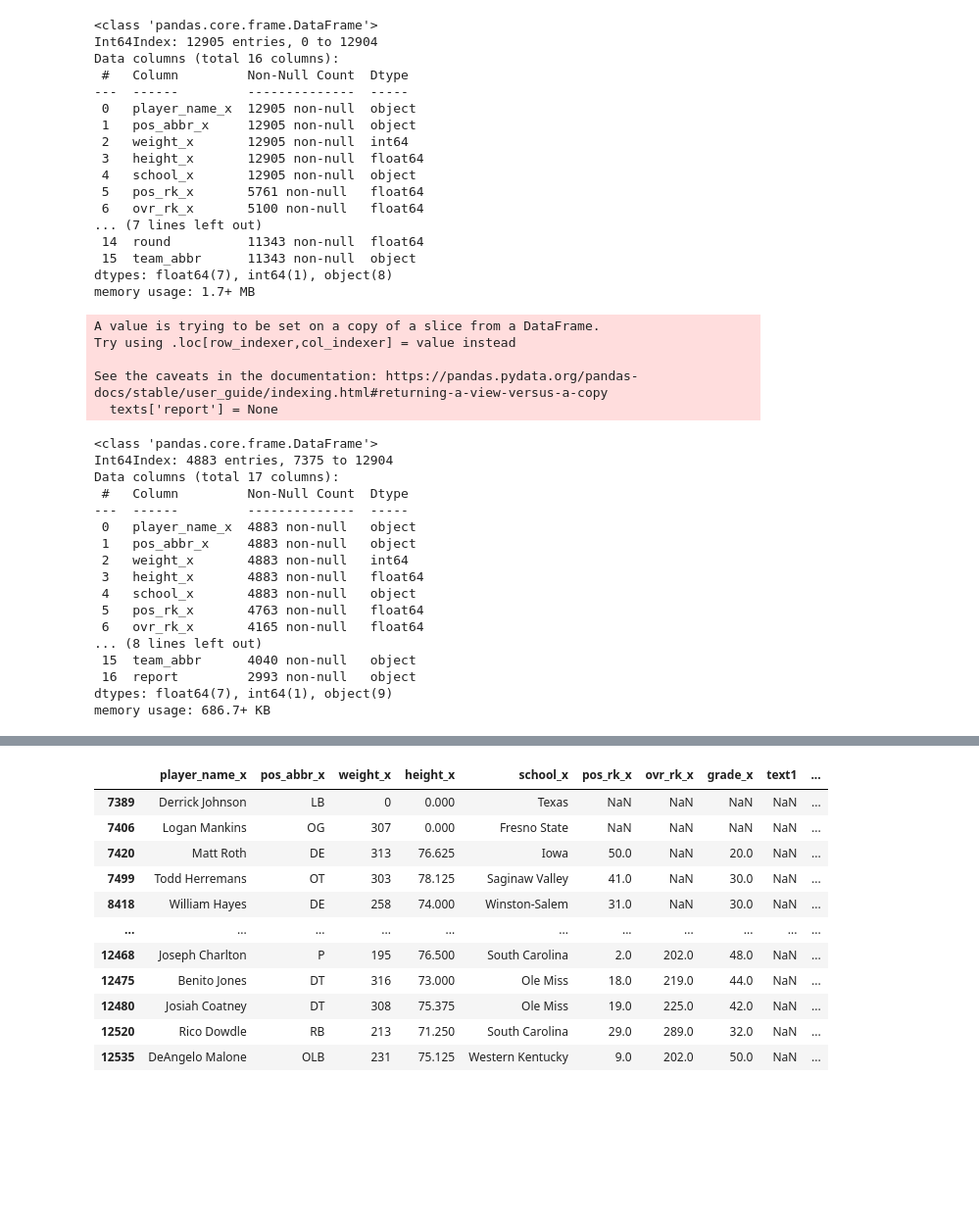
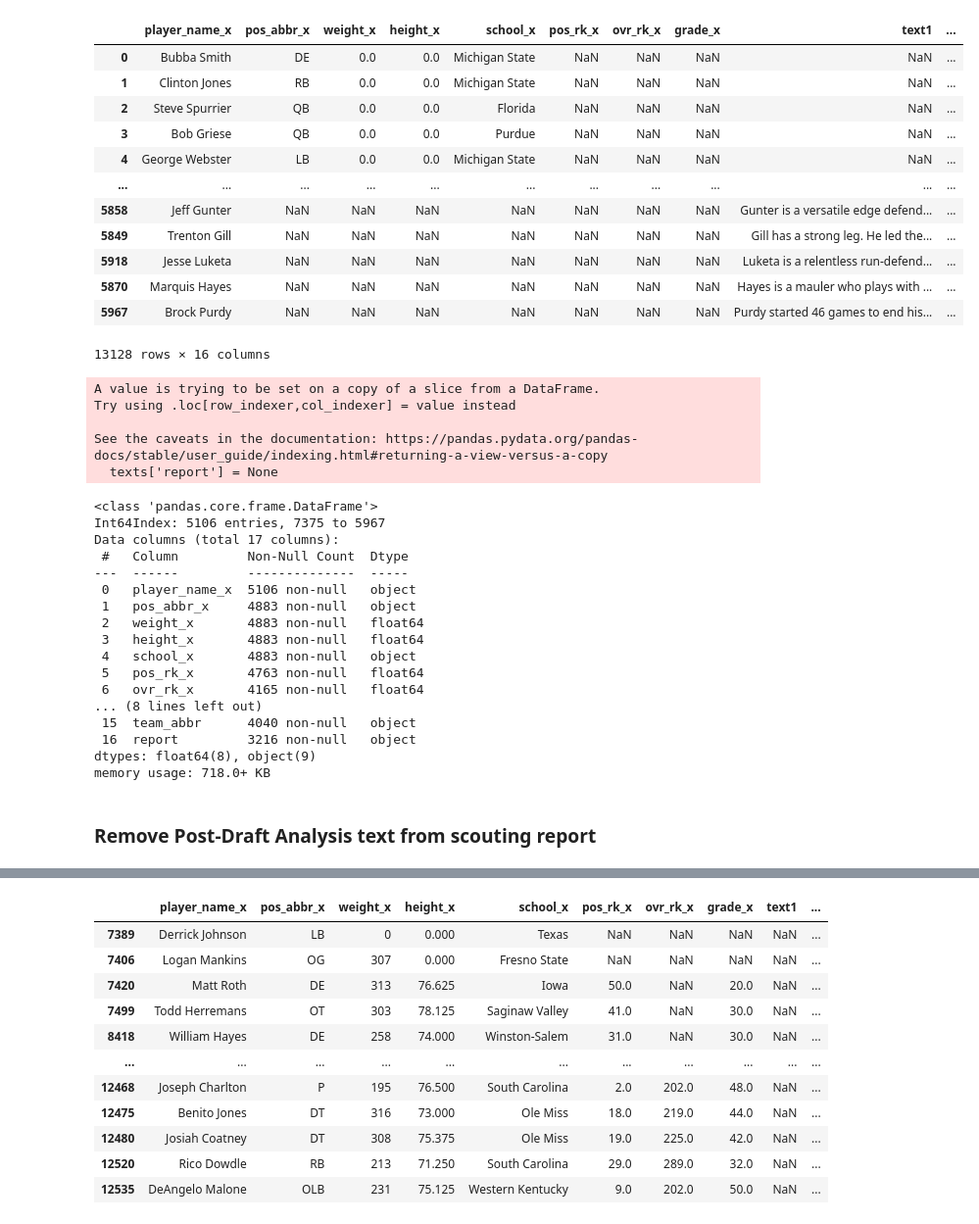
Before and after one commit to jpalgon/Draft_Scouting, a Jupyter notebook: Data Cleaning.ipynb, the cells around one changed output, grey strips where cells are left out. Shown at 98% size. Drawn from its saved outputs; the diff is of its cells as text; code cells hidden in the pictures; blank space fills up the shorter version.

```diff
--- a/Data Cleaning.ipynb
+++ b/Data Cleaning.ipynb
@@ -4,5 +8,6 @@ import numpy as np
 import matplotlib.pyplot as plt
 import seaborn as sns
 # %%
-j = pd.read_csv('./Data/nfl_draft_prospects.csv')
+player_info = pd.read_csv('./Data/nfl_draft_prospects.csv')
 draft = pd.read_csv('./Data/nfl_draft_profiles.csv')
+draft2022 = pd.read_excel('./Data/reports2022.xlsx',index_col=0)
@@ -9,2 +30,2 @@ draft = pd.read_csv('./Data/nfl_draft_profiles.csv')
 # %%
-scout = draft.merge(j,how='left',on='player_id')
+scout2 = draft.merge(player_info,how='left',on='player_id')
@@ -11,25 +45,23 @@ scout = draft.merge(j,how='left',on='player_id')
+# %%
+add2022 = scout2.append(draft2022)
 # %%
-scout = scout[['player_name_x','pos_abbr_x','weight_x','height_x','school_x','pos_rk_x','ovr_rk_x','grade_x','text1','text2','text3','text4','draft_year','overall','round','team_abbr']]
+scout = add2022[['player_name_x','pos_abbr_x','weight_x','height_x','school_x','pos_rk_x','ovr_rk_x','grade_x','text1','text2','text3','text4','draft_year','overall','round','team_abbr']]
-# %%
-scout.info()
-# %% [output]
-<class 'pandas.core.frame.DataFrame'>
-Int64Index: 12905 entries, 0 to 12904
-Data columns (total 16 columns):
- #   Column         Non-Null Count  Dtype
----  ------         --------------  -----
- 0   player_name_x  12905 non-null  object
- 1   pos_abbr_x     12905 non-null  object
- 2   weight_x       12905 non-null  int64
- 3   height_x       12905 non-null  float64
- 4   school_x       12905 non-null  object
- 5   pos_rk_x       5761 non-null   float64
- 6   ovr_rk_x       5100 non-null   float64
-... (7 lines left out)
- 14  round          11343 non-null  float64
- 15  team_abbr      11343 non-null  object
-dtypes: float64(7), int64(1), object(8)
-memory usage: 1.7+ MB
+# %%
+scout
+# %% [output]
+|  | player_name_x | pos_abbr_x | weight_x | height_x | school_x | pos_rk_x | ovr_rk_x | grade_x | text1 | ... |
+| 0 | Bubba Smith | DE | 0.0 | 0.0 | Michigan State | NaN | NaN | NaN | NaN | ... |
+| 1 | Clinton Jones | RB | 0.0 | 0.0 | Michigan State | NaN | NaN | NaN | NaN | ... |
+| 2 | Steve Spurrier | QB | 0.0 | 0.0 | Florida | NaN | NaN | NaN | NaN | ... |
+| 3 | Bob Griese | QB | 0.0 | 0.0 | Purdue | NaN | NaN | NaN | NaN | ... |
+| 4 | George Webster | LB | 0.0 | 0.0 | Michigan State | NaN | NaN | NaN | NaN | ... |
+| ... | ... | ... | ... | ... | ... | ... | ... | ... | ... | ... |
+| 5858 | Jeff Gunter | NaN | NaN | NaN | NaN | NaN | NaN | NaN | Gunter is a versatile edge defend... | ... |
+| 5849 | Trenton Gill | NaN | NaN | NaN | NaN | NaN | NaN | NaN | Gill has a strong leg. He led the... | ... |
+| 5918 | Jesse Luketa | NaN | NaN | NaN | NaN | NaN | NaN | NaN | Luketa is a relentless run-defend... | ... |
+| 5870 | Marquis Hayes | NaN | NaN | NaN | NaN | NaN | NaN | NaN | Hayes is a mauler who plays with ... | ... |
+| 5967 | Brock Purdy | NaN | NaN | NaN | NaN | NaN | NaN | NaN | Purdy started 46 games to end his... | ... |
+13128 rows × 16 columns
 # %%
 texts = scout[(scout.text1.notna())|(scout.text2.notna())|(scout.text3.notna())|(scout.text4.notna())]
 # %%
@@ -44,19 +76,21 @@ See the caveats in the documentation: https://pandas.pydata.org/pandas-docs/stab
 texts.info()
 # %% [output]
 <class 'pandas.core.frame.DataFrame'>
-Int64Index: 4883 entries, 7375 to 12904
+Int64Index: 5106 entries, 7375 to 5967
 Data columns (total 17 columns):
  #   Column         Non-Null Count  Dtype
 ---  ------         --------------  -----
- 0   player_name_x  4883 non-null   object
+ 0   player_name_x  5106 non-null   object
  1   pos_abbr_x     4883 non-null   object
- 2   weight_x       4883 non-null   int64
+ 2   weight_x       4883 non-null   float64
  3   height_x       4883 non-null   float64
  4   school_x       4883 non-null   object
  5   pos_rk_x       4763 non-null   float64
  6   ovr_rk_x       4165 non-null   float64
 ... (8 lines left out)
  15  team_abbr      4040 non-null   object
- 16  report         2993 non-null   object
-dtypes: float64(7), int64(1), object(9)
-memory usage: 686.7+ KB
+ 16  report         3216 non-null   object
+dtypes: float64(8), object(9)
+memory usage: 718.0+ KB
+# %% [markdown]
+### Remove Post-Draft Analysis text from scouting report
```
Also changed, not shown: parts of 8 cells of this notebook, 3 other files.
